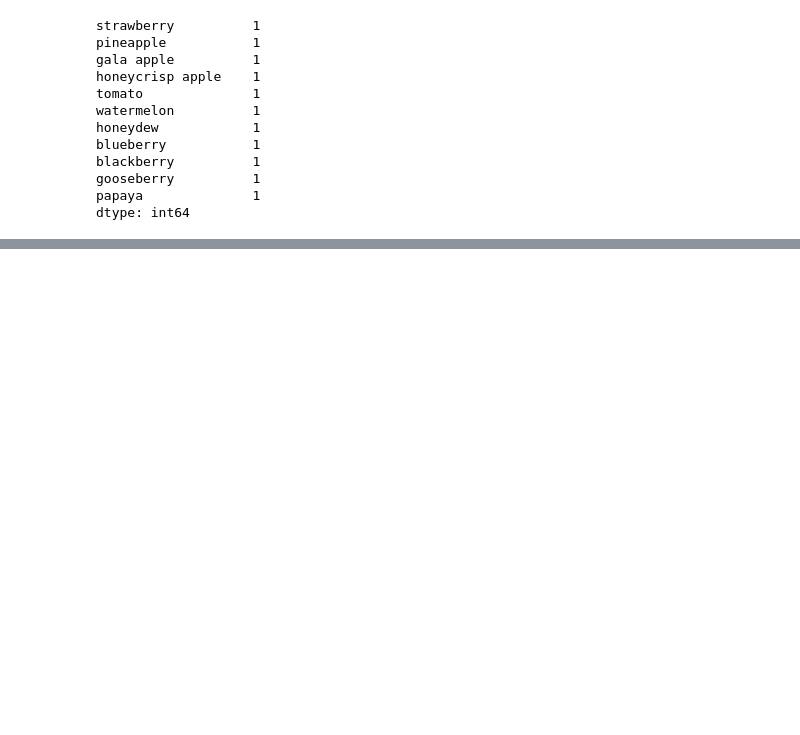
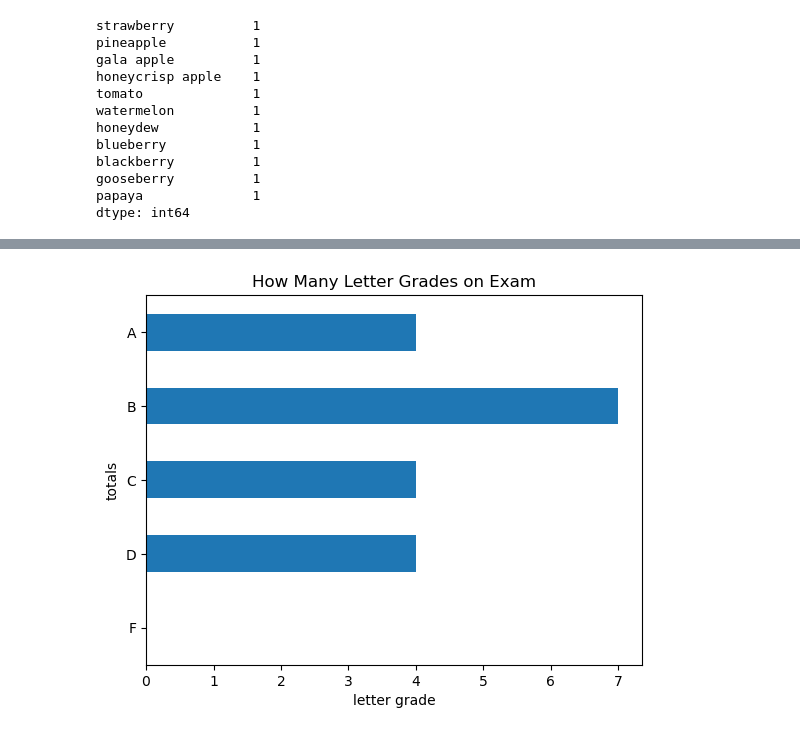
Before and after one commit to Saul-Gonzalez3/ds-libraries-exercises, a Jupyter notebook: pandas_series.ipynb, the cells around one changed output, grey strips where cells are left out. Cells and saved outputs as stored; diff of their text form; code cells hidden in the pictures; blank space fills up the shorter version.

```diff
--- a/pandas_series.ipynb
+++ b/pandas_series.ipynb
@@ -136,0 +411,4 @@ dtype: int64
+# %%
+#Use pandas to create a Series named exam_scores from the following list:
+
+exam_scores = pd.Series([60, 86, 75, 62, 93, 71, 60, 83, 95, 78, 65, 72, 69, 81, 96, 80, 85, 92, 82, 78])
@@ -136,0 +438,6 @@ dtype: int64
+# %%
+#Write the code necessary to implement a curve for your exam_grades Series and save this as curved_grades.
+#Add the necessary points to the highest grade to make it 100, and add the same number of points to every other score in the Series as well.
+curve = 100-max(exam_scores)
+curved_grades = exam_scores + curve
+curved_grades
@@ -136,0 +462,10 @@ dtype: int64
+# %%
+#Use a method to convert each of the numeric values in the curved_grades Series into a categorical value of letter grades.
+#For example, 86 should be a 'B' and 95 should be an 'A'. Save this as a Series named letter_grades.
+
+letter_grades = pd.cut(curved_grades,
+        bins=[0,60,70,80,90,100],
+        labels=['F','D','C','B','A'],
+        right=False)
+
+letter_grades.head()
@@ -136,0 +480,10 @@ dtype: int64
+# %%
+#Plot your new categorical letter_grades Series in a meaninful way and include a title and axis labels.
+
+letter_grades.value_counts().sort_index(ascending=True).plot.barh(
+        title="How Many Letter Grades on Exam",
+        xlabel="letter grade",
+        ylabel="totals"
+);
+# %% [output]
+[figure, added]
```
Also changed, not shown: parts of 34 cells of this notebook.
